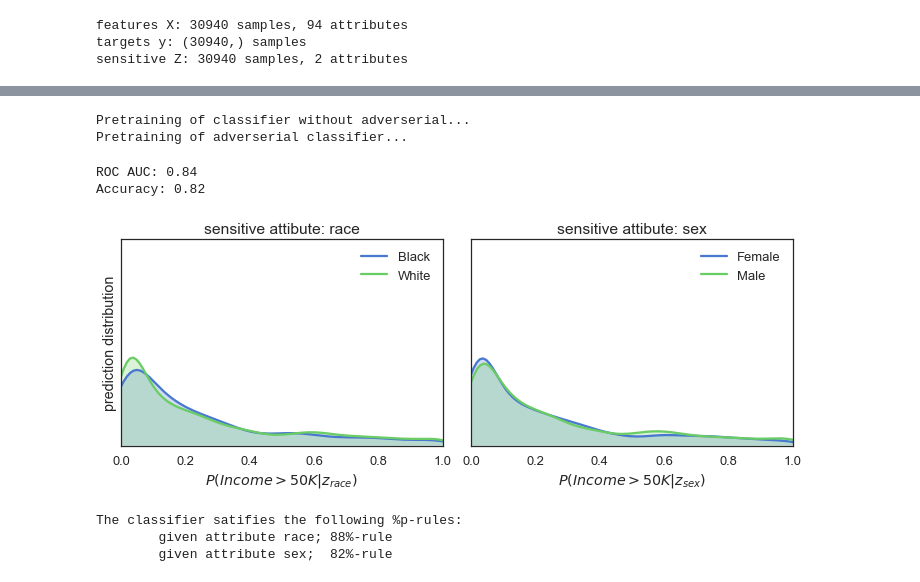
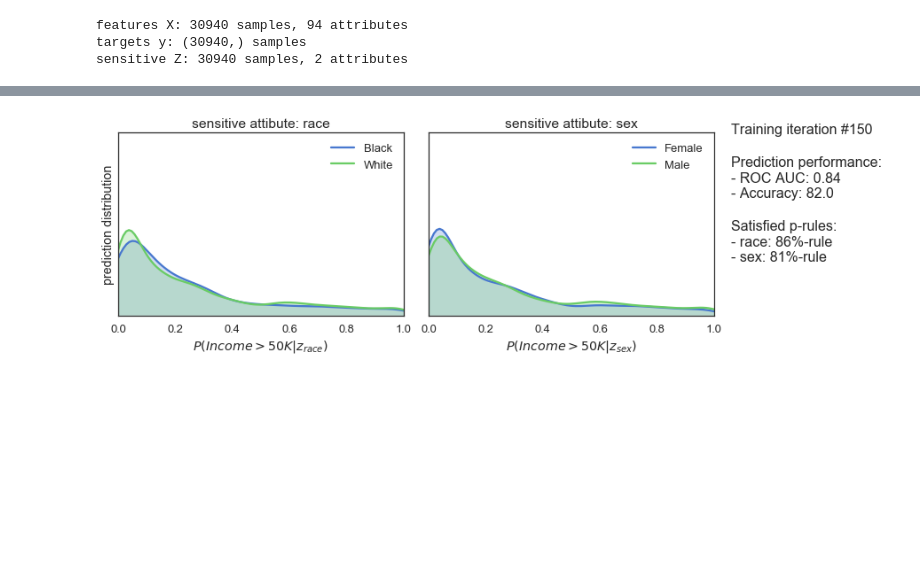
Before and after one commit to equialgo/fairness-in-ml, a Jupyter notebook: fairness-in-ml.ipynb, the cells around one changed output, grey strips where cells are left out. Drawn from its saved outputs; the diff is of its cells as text; code cells hidden in the pictures; blank space fills up the shorter version.

Commit message:
WIP adverserial networks

```diff
--- a/fairness-in-ml.ipynb
+++ b/fairness-in-ml.ipynb
@@ -194,5 +218,5 @@ We find that for both sensitive attributes the classifier satisfies a p%-rule th
 # %%
-from keras.losses import binary_crossentropy
+# HIDE
 
 class FairClassifier(object):
 
@@ -210,6 +234,7 @@ class FairClassifier(object):
         self._clf_w_adv = self._compile_clf_w_adv(clf_inputs, clf_net, adv_net)
         self._adv = self._compile_adv(clf_inputs, clf_net, adv_net, n_sensitive)
         self._val_metrics = None
+        self._fairness_metrics = None
 
         self.predict = self._clf.predict
 
@@ -281,17 +306,15 @@ class FairClassifier(object):
         return class_weights
 
     def pretrain(self, x, y, z, epochs=10, verbose=0):
-        print('Pretraining of classifier without adverserial...')
         self._trainable_clf_net(True)
         self._clf.fit(x, y, epochs=epochs, verbose=verbose)
-        print('Pretraining of adverserial classifier...')
         self._trainable_clf_net(False)
         self._trainable_adv_net(True)
         class_weight_adv = self._compute_class_weights(z)
         self._adv.fit(x, np.hsplit(z, z.shape[1]), class_weight=class_weight_adv,
                       epochs=epochs, verbose=verbose)
 
-    def fit(self, x, y, z, validation_data=None, n_iter=250, batch_size=128, weight_sensitive_classes=True):
+    def fit(self, x, y, z, validation_data=None, n_iter=250, batch_size=128, weight_sensitive_classes=True, save_figs=False):
         n_sensitive = z.shape[1]
         if validation_data is not None:
             x_val, y_val, z_val = validation_data
@@ -299,18 +322,19 @@ class FairClassifier(object):
         class_weight_adv = self._compute_class_weights(z)
         class_weight_clf_w_adv = [{0:1.,1:1.}]+class_weight_adv
         self._val_metrics = pd.DataFrame()
+        self._fairness_metrics = pd.DataFrame()
         for idx in range(n_iter):
             if validation_data is not None:
                 y_pred = pd.Series(clf.predict(x_val).ravel(), index=y_val.index)
                 self._val_metrics.loc[idx, 'ROC AUC'] = roc_auc_score(y_val, y_pred)
-                self._val_metrics.loc[idx, 'Accuracy'] = accuracy_score(y_val, (y_pred>0.5))
+                self._val_metrics.loc[idx, 'Accuracy'] = (accuracy_score(y_val, (y_pred>0.5))*100)
                 for sensitive_attr in z_val.columns:
-                    self._val_metrics.loc[idx, f'z_{sensitive_attr}'] = p_rule(y_pred, z_val[sensitive_attr])
-
-            if i % 1 == 0:
+                    self._fairness_metrics.loc[idx, sensitive_attr] = p_rule(y_pred, z_val[sensitive_attr])
                 display.clear_output(wait=True)
-                plot_distributions(y_pred, z_val, fig=None)
-                plt.savefig(f'output/{i:08d}.png')
+                plot_distributions(y_pred, z_val, idx+1, self._val_metrics.loc[idx], self._fairness_metrics.loc[idx])
+                if save_figs:
+                    !rm output/*.png
+                    plt.savefig(f'output/{idx+1:08d}.png', bbox_inches='tight')
                 plt.show(plt.gcf())
 
             # train classifier
@@ -328,8 +352,7 @@ class FairClassifier(object):
                           epochs=1, verbose=0)
 # %%
 clf = FairClassifier(X_train.shape[1], Z_train.shape[1], [100., 30.])
+clf.pretrain(X_train, y_train, Z_train, verbose=0, epochs=5)
+clf.fit(X_train, y_train, Z_train, validation_data=(X_test, y_test, Z_test), n_iter=150, save_figs=True)
+# %% [output]
+[figure, added]
-# %%
-clf.pretrain(X_train, y_train, Z_train, verbose=0, epochs=5)
-# %% [output]
-Pretraining of classifier without adverserial...
-Pretraining of adverserial classifier...
@@ -338,17 +358,0 @@ clf.fit(X_train, y_train, Z_train, validation_data=(X_test, y_test, Z_test), n_i
-# %%
-y_pred = pd.Series(clf.predict(X_test).ravel(), index=y_test.index)
-plot_distributions(y_pred, Z_test)
-print('ROC AUC: {0:.2f}'.format(roc_auc_score(y_test, y_pred)))
-print('Accuracy: {0:.2f}'.format(accuracy_score(y_test, (y_pred>0.5))))
-# %% [output]
-ROC AUC: 0.84
-Accuracy: 0.82
-[figure, removed]
-# %%
-print("The classifier satifies the following %p-rules:")
-print(f"\tgiven attribute race; {p_rule(y_pred, Z_test['race']):.0f}%-rule")
-print(f"\tgiven attribute sex;  {p_rule(y_pred, Z_test['sex']):.0f}%-rule")
-# %% [output]
-The classifier satifies the following %p-rules:
-        given attribute race; 88%-rule
-        given attribute sex;  82%-rule
```
Also changed, not shown: parts of 25 cells of this notebook.
